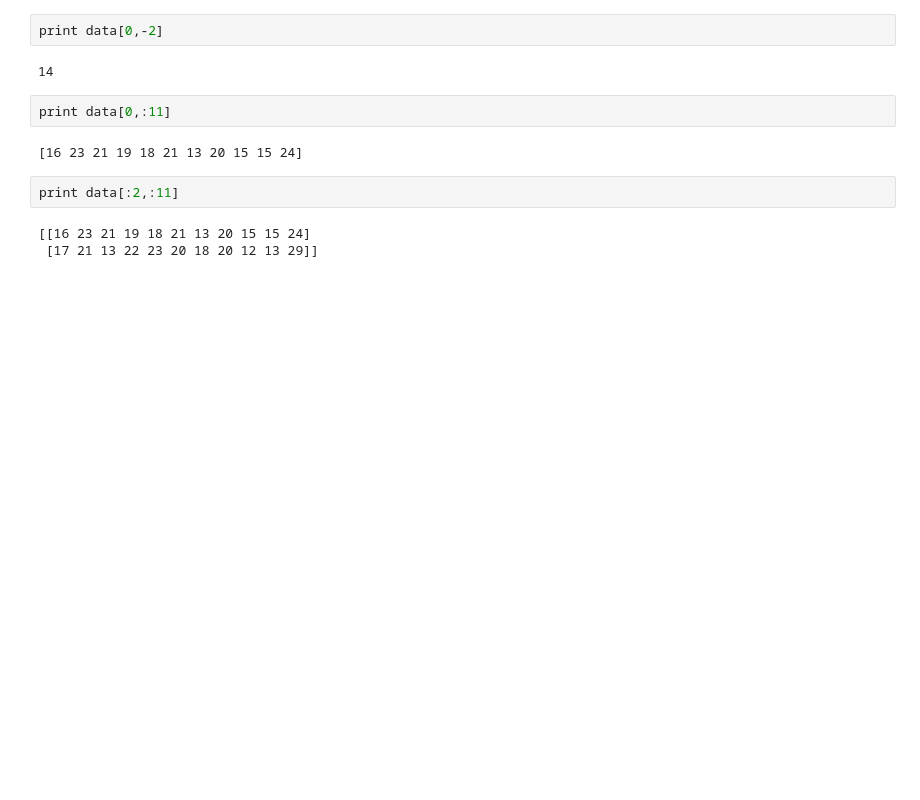
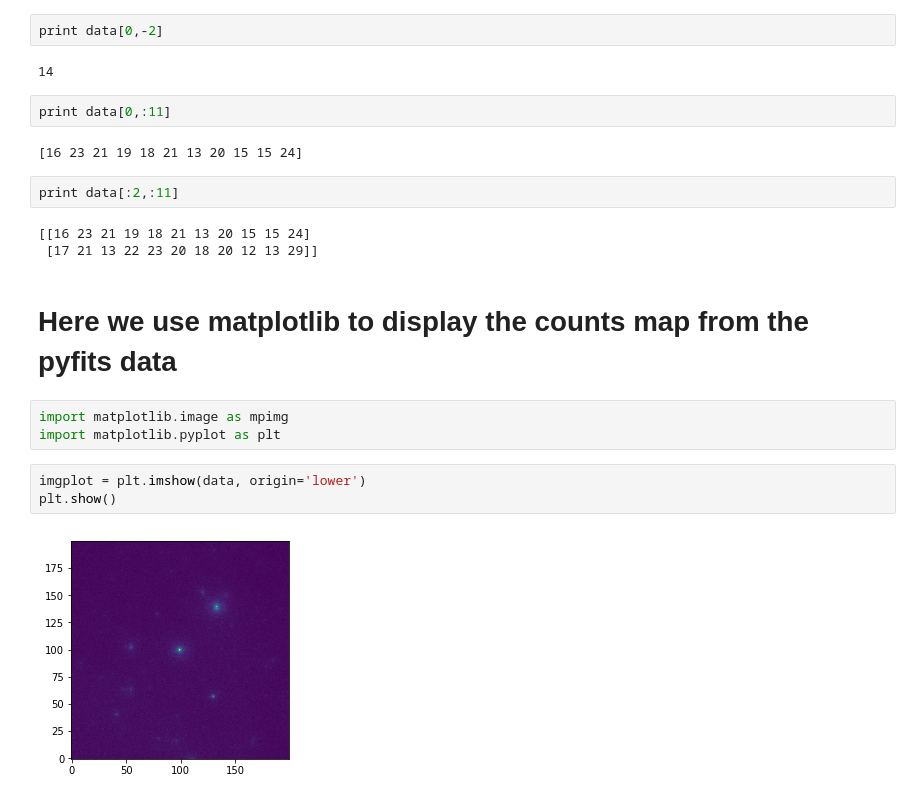
Before and after one commit to Francis395/2017-05-30-AMNH-, a Jupyter notebook: python_practice/PyFitsPractice.ipynb, the cells around one changed output. Cells and saved outputs as stored; diff of their text form; blank space fills up the shorter version.

Commit message:
Added section where matplotlib is used to show pyfits data

```diff
--- a/python_practice/PyFitsPractice.ipynb
+++ b/python_practice/PyFitsPractice.ipynb
@@ -78,3 +78,13 @@ print data[:2,:11]
 # %% [output]
 [[16 23 21 19 18 21 13 20 15 15 24]
  [17 21 13 22 23 20 18 20 12 13 29]]
+# %% [markdown]
+# Here we use matplotlib to display the counts map from the pyfits data
+# %%
+import matplotlib.image as mpimg
+import matplotlib.pyplot as plt
+# %%
+imgplot = plt.imshow(data, origin='lower')
+plt.show()
+# %% [output]
+[figure, added]
```
